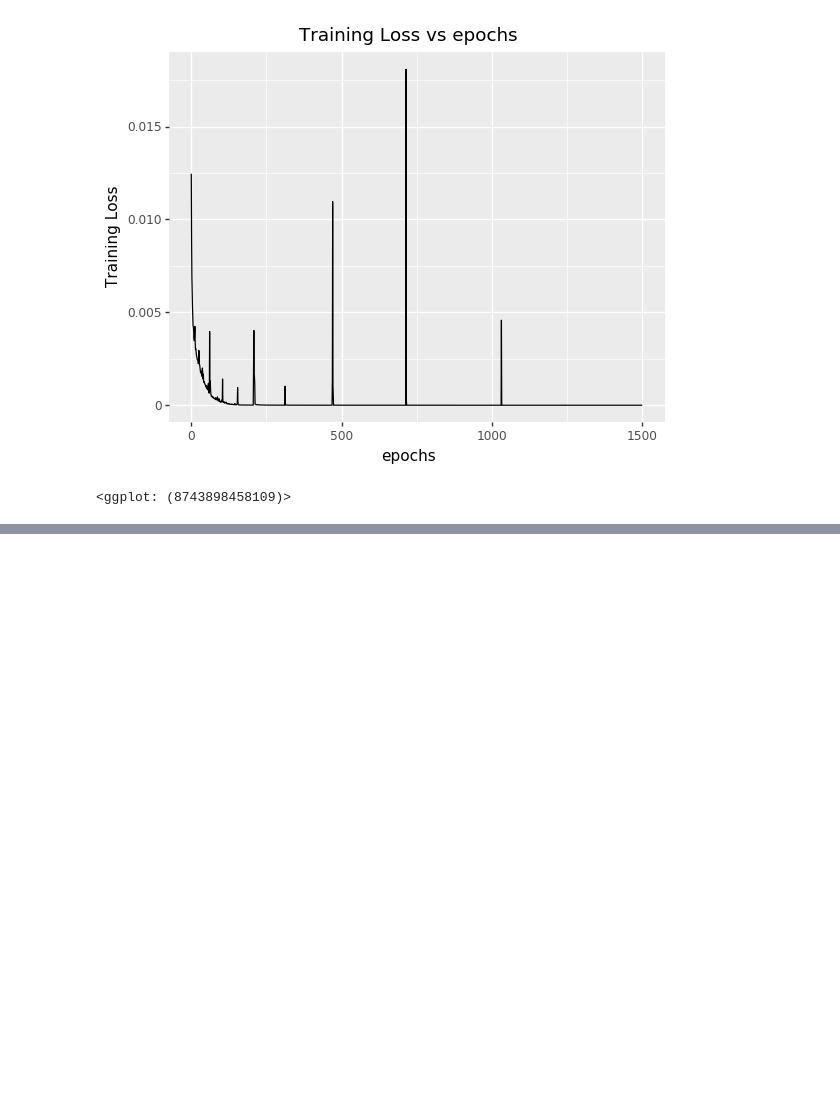
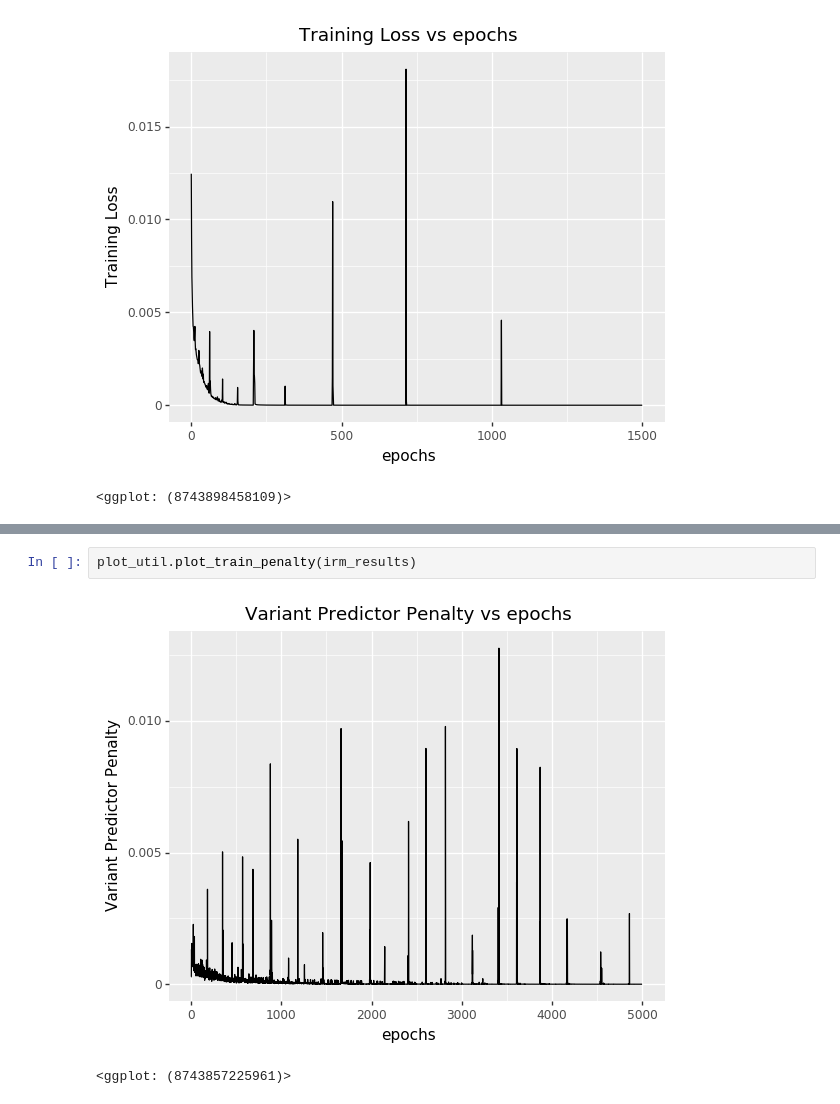
Before and after one commit to greenelab/whistl, a Jupyter notebook: analyses/0.Evaluate_IRM_On_Sepsis.ipynb, the cells around one changed output, grey strips where cells are left out. Drawn from its saved outputs; the diff is of its cells as text; blank space fills up the shorter version.

```diff
--- a/analyses/0.Evaluate_IRM_On_Sepsis.ipynb
+++ b/analyses/0.Evaluate_IRM_On_Sepsis.ipynb
@@ -110,0 +132,5 @@ The learning curve when training normally, but the tuning set accuracy doesn't r
+# %%
+plot_util.plot_train_penalty(irm_results)
+# %% [output]
+[figure, added]
+<ggplot: (8743857225961)>
```
Also changed, not shown: parts of 10 cells of this notebook.
